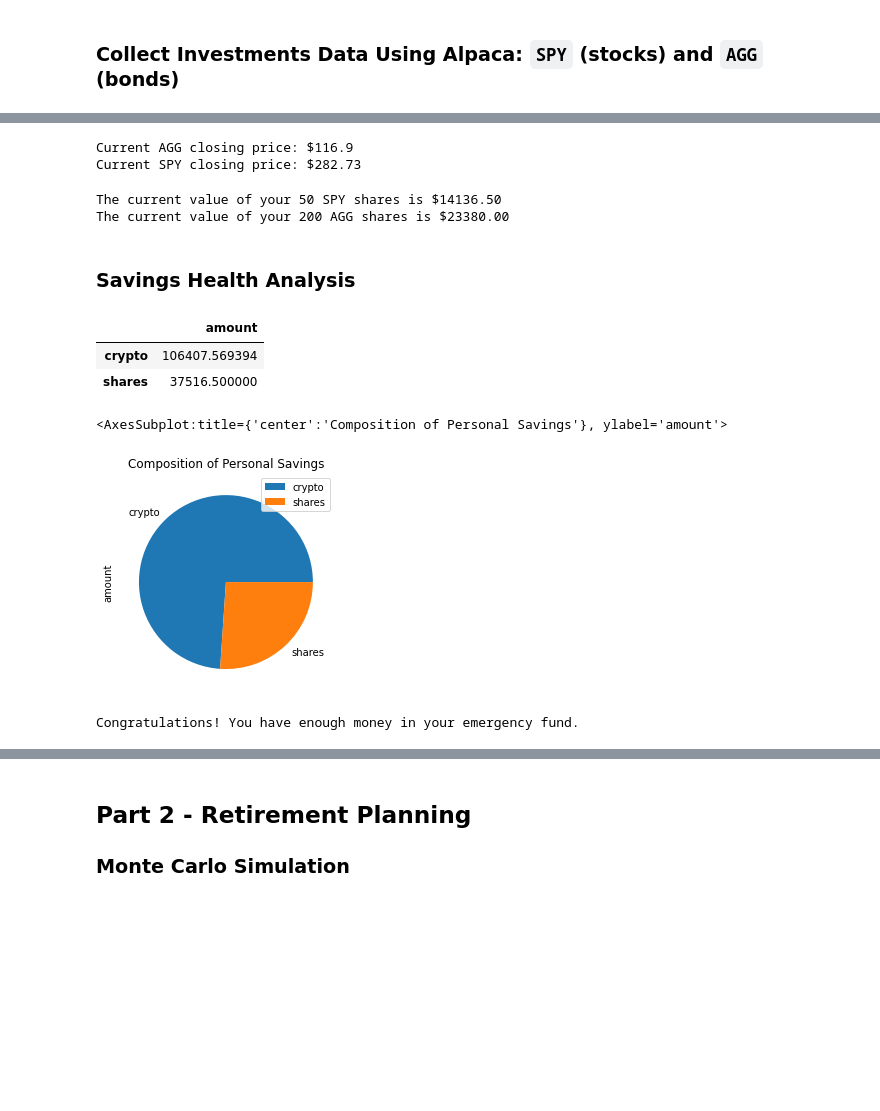
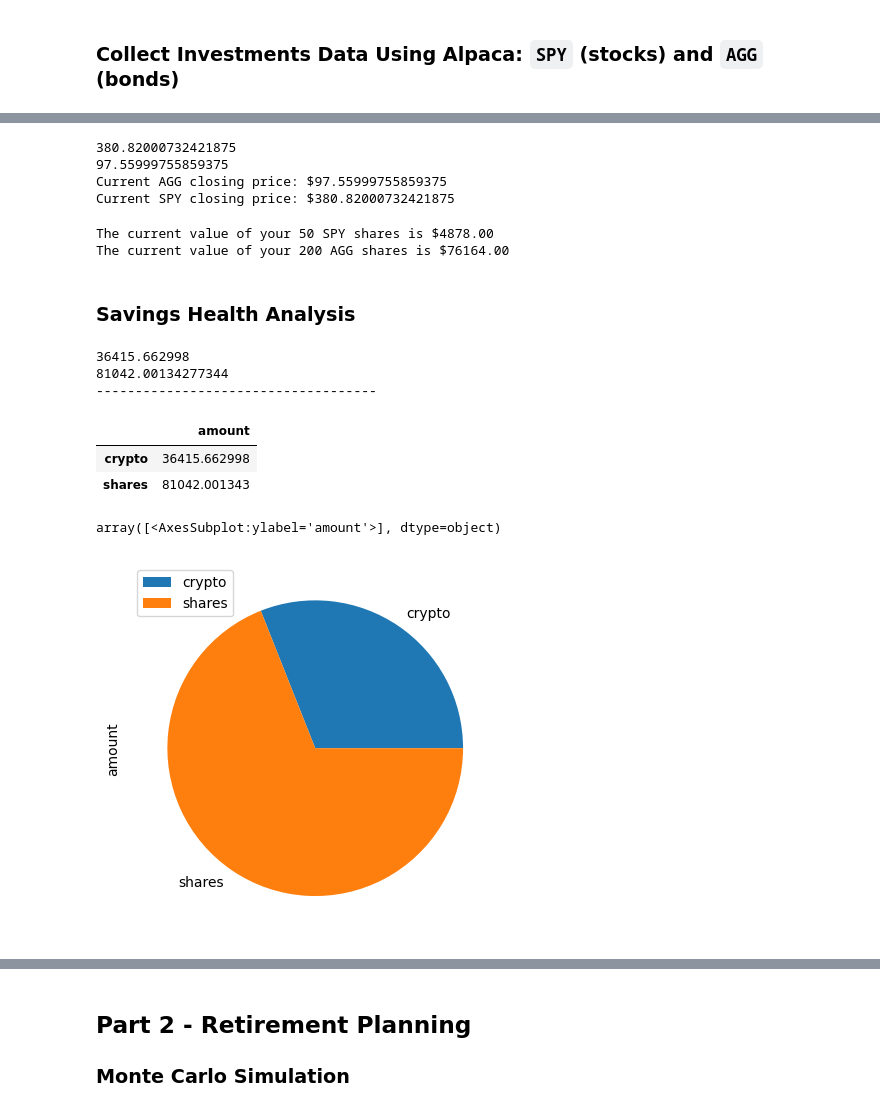
Before and after one commit to mr-alex-leonov/Financial-Planning, a Jupyter notebook: financial-planner.ipynb, the cells around one changed output, grey strips where cells are left out. Drawn from its saved outputs; the diff is of its cells as text; code cells hidden in the pictures; blank space fills up the shorter version.

Commit message:
Personal Finance Complete

```diff
--- a/financial-planner.ipynb
+++ b/financial-planner.ipynb
@@ -112,0 +182,5 @@ timeframe = "1Day"
+# %%
+# Concatenate the ticker DataFrames
+# YOUR CODE HERE!
+
+df_ticker_concatenated = pd.concat([df_AGG, df_SPY], axis=1, keys=["AGG", "SPY"])
@@ -114,54 +202,67 @@ timeframe = "1Day"
 # Pick AGG and SPY close prices
 # YOUR CODE HERE!
 
+agg_close_price = df_ticker_concatenated["AGG"]["Close"][-1]
+spy_close_price = df_ticker_concatenated["SPY"]["Close"][-1]
+
 # Print AGG and SPY close prices
 print(f"Current AGG closing price: ${agg_close_price}")
 print(f"Current SPY closing price: ${spy_close_price}")
 # %% [output]
-Current AGG closing price: $116.9
-Current SPY closing price: $282.73
+380.82000732421875
+97.55999755859375
+Current AGG closing price: $97.55999755859375
+Current SPY closing price: $380.82000732421875
 # %%
 # Compute the current value of shares
 # YOUR CODE HERE!
 
+my_spy_value = my_spy * agg_close_price
+my_agg_value = my_agg * spy_close_price
+
 # Print current value of shares
 print(f"The current value of your {my_spy} SPY shares is ${my_spy_value:0.2f}")
 print(f"The current value of your {my_agg} AGG shares is ${my_agg_value:0.2f}")
 # %% [output]
-The current value of your 50 SPY shares is $14136.50
-The current value of your 200 AGG shares is $23380.00
+The current value of your 50 SPY shares is $4878.00
+The current value of your 200 AGG shares is $76164.00
 # %% [markdown]
 ### Savings Health Analysis
 # %%
 # Set monthly household income
 # YOUR CODE HERE!
 
+monthly_income = 12000
+
 # Consolidate financial assets data
 # YOUR CODE HERE!
+
+consolidated_crypto = my_btc_value + my_eth_value
+consolidated_shares = my_spy_value + my_agg_value
+print(consolidated_crypto)
+print(consolidated_shares)
+
+print("------------------------------------")
 
 # Create savings DataFrame
 # YOUR CODE HERE!
 
+df_savings = pd.DataFrame(({'amount': [consolidated_crypto, consolidated_shares]}), index = ['crypto', 'shares'])
+
 # Display savings DataFrame
 display(df_savings)
 # %% [output]
+36415.662998
+81042.00134277344
+------------------------------------
 |  | amount |
-| crypto | 106407.569394 |
-| shares | 37516.500000 |
+| crypto | 36415.662998 |
+| shares | 81042.001343 |
 # %%
 # Plot savings pie chart
 # YOUR CODE HERE!
+
+df_savings.plot(kind='pie', subplots = True)
 # %% [output]
-<AxesSubplot:title={'center':'Composition of Personal Savings'}, ylabel='amount'>
+array([<AxesSubplot:ylabel='amount'>], dtype=object)
-[figure, old version]
+[figure, new version]
-# %%
-# Set ideal emergency fund
-emergency_fund = monthly_income * 3
-
-# Calculate total amount of savings
-# YOUR CODE HERE!
-
-# Validate saving health
-# YOUR CODE HERE!
-# %% [output]
-Congratulations! You have enough money in your emergency fund.
```
Also changed, not shown: parts of 12 cells of this notebook.
